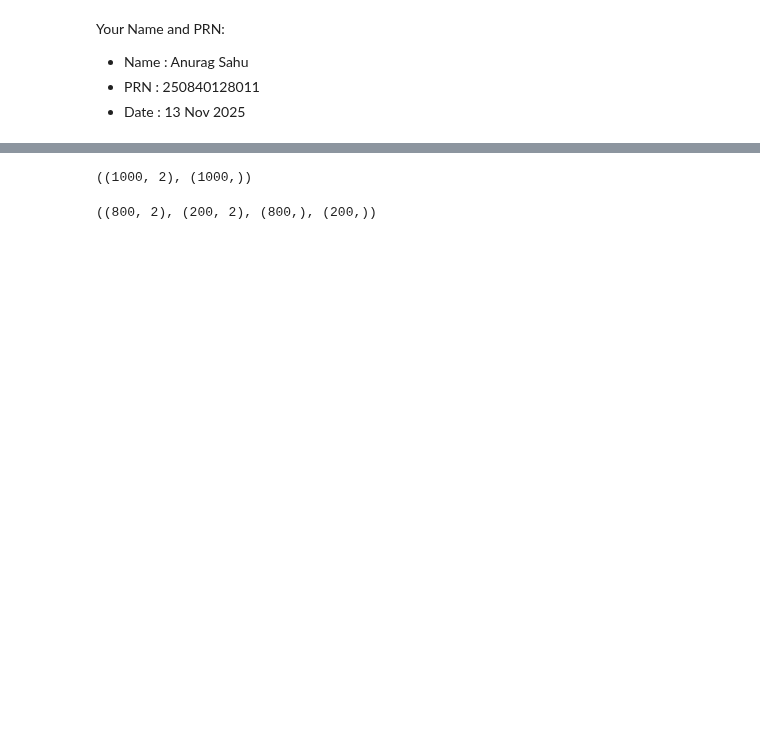
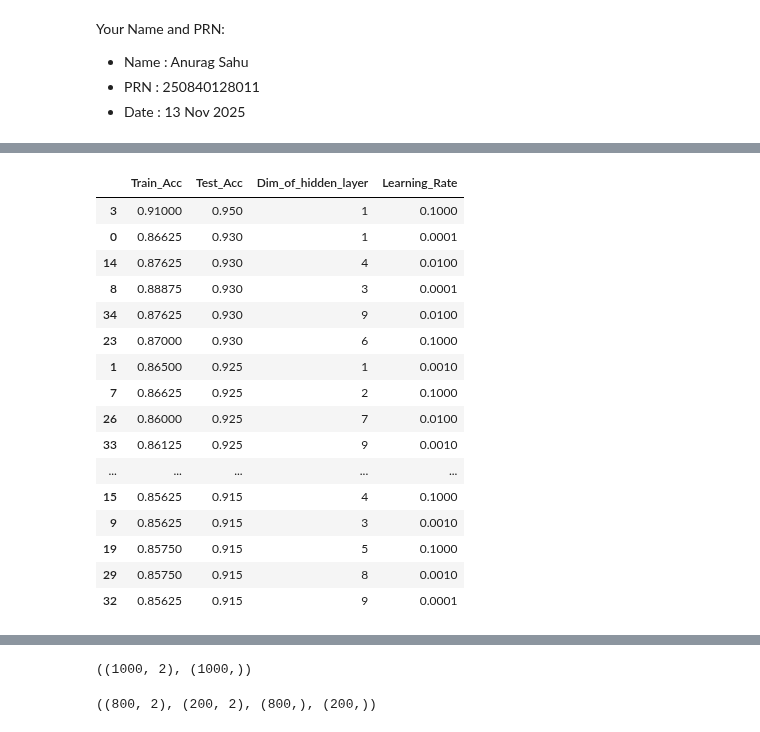
Before and after one commit to gpgaikwad576/DAIAugust2025, a Jupyter notebook: Python/Anurag/DeepLearning/Assigments/Assigment3.ipynb, the cells around one changed output, grey strips where cells are left out. Drawn from its saved outputs; the diff is of its cells as text; code cells hidden in the pictures; blank space fills up the shorter version.

```diff
--- a/Python/Anurag/DeepLearning/Assigments/Assigment3.ipynb
+++ b/Python/Anurag/DeepLearning/Assigments/Assigment3.ipynb
@@ -5,0 +11,20 @@ Your Name and PRN:
+# %%
+result_df.sort_values(by= 'Test_Acc',ascending=False)
+# %% [output]
+|  | Train_Acc | Test_Acc | Dim_of_hidden_layer | Learning_Rate |
+| 3 | 0.91000 | 0.950 | 1 | 0.1000 |
+| 0 | 0.86625 | 0.930 | 1 | 0.0001 |
+| 14 | 0.87625 | 0.930 | 4 | 0.0100 |
+| 8 | 0.88875 | 0.930 | 3 | 0.0001 |
+| 34 | 0.87625 | 0.930 | 9 | 0.0100 |
+| 23 | 0.87000 | 0.930 | 6 | 0.1000 |
+| 1 | 0.86500 | 0.925 | 1 | 0.0010 |
+| 7 | 0.86625 | 0.925 | 2 | 0.1000 |
+| 26 | 0.86000 | 0.925 | 7 | 0.0100 |
+| 33 | 0.86125 | 0.925 | 9 | 0.0010 |
+| ... | ... | ... | ... | ... |
+| 15 | 0.85625 | 0.915 | 4 | 0.1000 |
+| 9 | 0.85625 | 0.915 | 3 | 0.0010 |
+| 19 | 0.85750 | 0.915 | 5 | 0.1000 |
+| 29 | 0.85750 | 0.915 | 8 | 0.0010 |
+| 32 | 0.85625 | 0.915 | 9 | 0.0001 |
```
Also changed, not shown: parts of 10 cells of this notebook, 16 other files.
